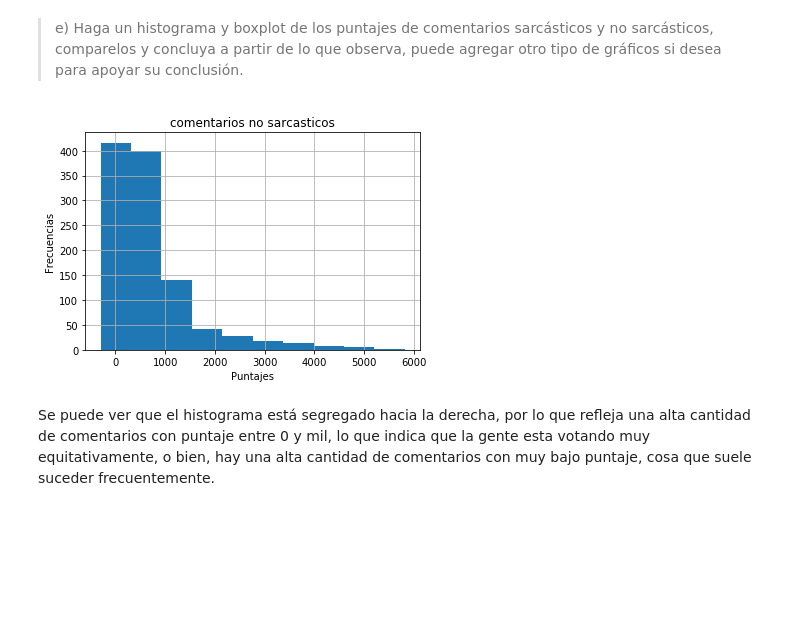
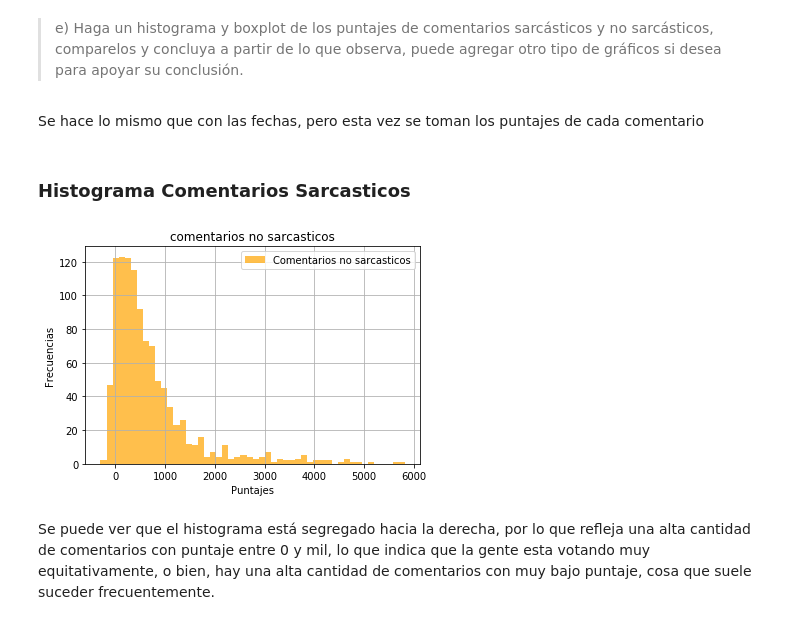
Before and after one commit to DankerMarthox/ESTACA, a Jupyter notebook: Laboratorio1/Laboratorio 1.ipynb, the cells around one changed output. Cells and saved outputs as stored; diff of their text form; code cells hidden in the pictures; blank space fills up the shorter version.

```diff
--- a/Laboratorio1/Laboratorio 1.ipynb
+++ b/Laboratorio1/Laboratorio 1.ipynb
@@ -92,16 +94,3 @@ Se ve que ambas listas son similares entre los primeros lugares puesto que los s
 >d) Construya una línea de tiempo (use la columna que estime más conveniente como eje de tiempo) y coloree los datos según su etiqueta de sarcasmo, comente lo que observa.
 
 *Consejo: puede agrupar comentarios y contar el total que se registra en ese momento del tiempo en vez de graficar cada comentario en la línea.*
-# %%
-#se cambia la columna date a formato fecha para manipulacion
-
-dt['date'] = pd.to_datetime(dt.date, format = '%Y.%m')
-
-#aqui se agrupan los datos por fecha, label y cantidad por label. Ademas, se crean dos
-#nuevos dataset para facilidad de manipulacion. Uno con la etiqueta label = 0 (no sarcastico)
-#y label = 1 (sarcastico)
-
-new_data = dt.groupby(
-    [pd.Grouper(key='date', freq='4m'), "label"])["label"].count().reset_index(name="count").loc[:,:"count"]
-notSarc = pd.DataFrame(new_data.loc[new_data["label"] == 0])
-Sarc = pd.DataFrame(new_data.loc[new_data["label"] != 0])
@@ -125,14 +176,17 @@ sarcasticos predominaban pero por el 2016 empezaron a decaer.
 Tercero, los comentarios no sarcasticos comenzaron a aumentar a la vez que los comentarios sarcasticos empezaron a decaer.
 # %% [markdown]
 >e) Haga un histograma y boxplot de los puntajes de comentarios sarcásticos y no sarcásticos, comparelos y concluya a partir de lo que observa, puede agregar otro tipo de gráficos si desea para apoyar su conclusión.
-# %%
-data2 = pd.DataFrame(dt.groupby(["score","label"])["score"].count().reset_index(name="count"))
-histoNot = pd.DataFrame(data2.loc[data2["label"] == 0])
-histoYes = pd.DataFrame(data2.loc[data2["label"] == 1])
-histoNot["score"].hist()
-plt.title("comentarios no sarcasticos")
-plt.xlabel("Puntajes")
-plt.ylabel("Frecuencias")
-plt.show()
-# %% [output]
-[figure, removed]
+# %% [markdown]
+Se hace lo mismo que con las fechas, pero esta vez se toman los puntajes de cada comentario
+# %%
+# label = 0
+
+newHistNoS = pd.DataFrame(dt.loc[
+        dt["label"] == 0]).drop(["label","comment",
+                                 "author","subreddit","subreddit",
+                                 "date", "ups","downs",
+                                 "parent_comment","created_utc"],axis=1)
+
+
+newHistNoS.insert(1, "count", 1)
+newHistNoS = newHistNoS.groupby("score").sum().reset_index()
@@ -139,2 +205,26 @@ plt.show()
+# %% [markdown]
+### Histograma Comentarios Sarcasticos
+# %%
+#plotting
+
+fig = plt.figure()
+ax = fig.add_subplot(111)
+
+#se hacen plots a 50 bins para una mayor presicion
+newHistNoS["score"].hist(
+    bins=50,
+    alpha = 0.7,
+    color = "orange",
+    label="Comentarios no sarcasticos",ls='dashed')
+
+plt.legend(loc='best')
+
+plt.title("comentarios no sarcasticos")
+plt.xlabel("Puntajes")
+plt.ylabel("Frecuencias")
+
+plt.show()
+# %% [output]
+[figure, added]
 # %% [markdown]
 Se puede ver que el histograma está segregado hacia la derecha, por lo que refleja una alta cantidad de comentarios con puntaje entre 0 y mil, lo que indica que la gente esta votando muy equitativamente, o bien, hay una alta cantidad de comentarios con muy bajo puntaje, cosa que suele suceder frecuentemente.
```
Also changed, not shown: parts of 27 cells of this notebook.
